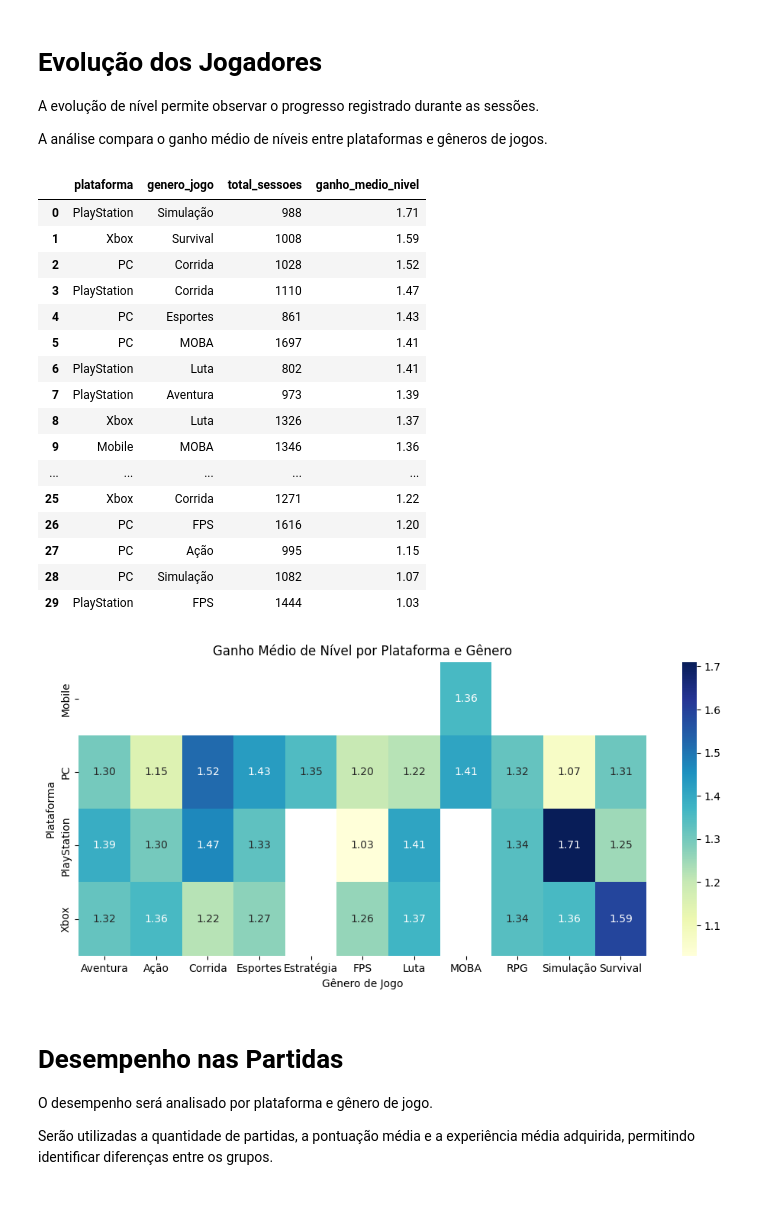
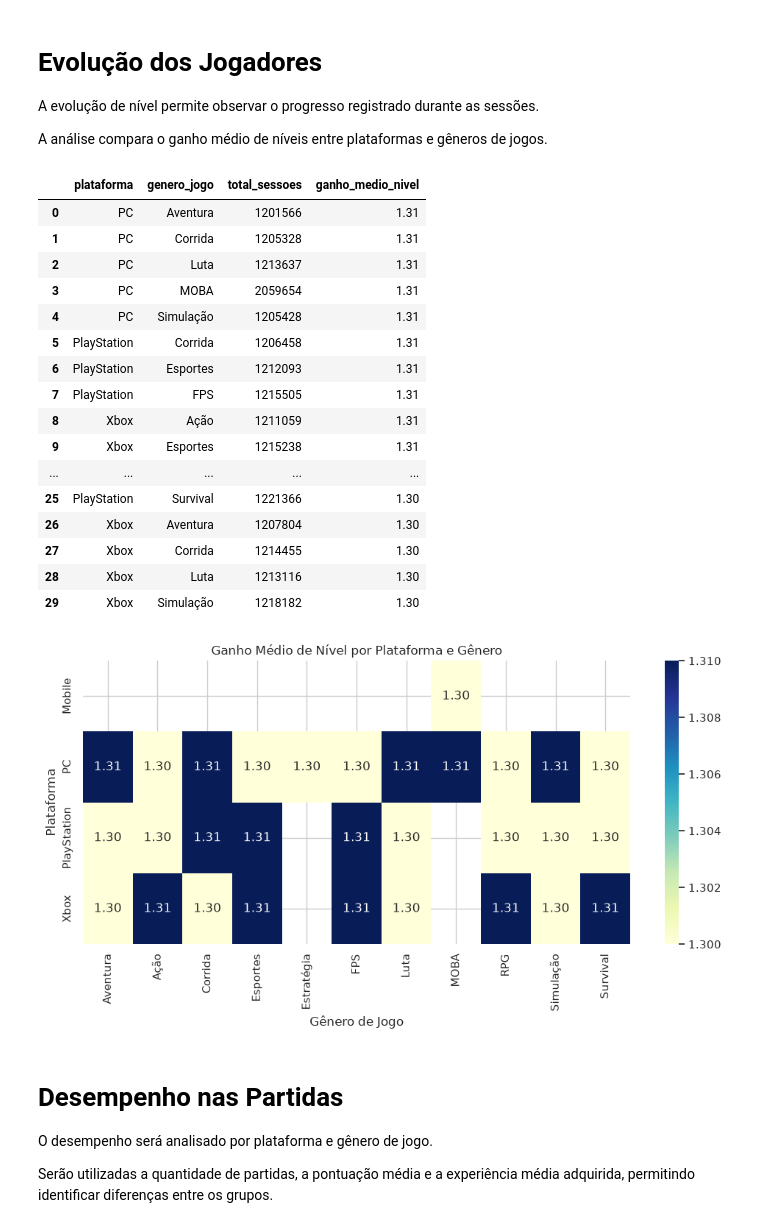
Before and after one commit to aspiringluke/Projeto_Data_Science_Equipe4_Principal, a Jupyter notebook: big_data/notebooks/OLAP.ipynb, the cells around one changed output. Drawn from its saved outputs; the diff is of its cells as text; code cells hidden in the pictures; blank space fills up the shorter version.

```diff
--- a/big_data/notebooks/OLAP.ipynb
+++ b/big_data/notebooks/OLAP.ipynb
@@ -60,18 +151,0 @@ Os arquivos já estão limpos. Nesta etapa, serão criadas apenas as referência
-# %%
-sessoes['data_inicio_sessao'] = pd.to_datetime(
-    sessoes['data_inicio_sessao']
-)
-
-sessoes['ano'] = sessoes['data_inicio_sessao'].dt.year
-sessoes['mes'] = sessoes['data_inicio_sessao'].dt.month
-
-conn = sqlite3.connect(':memory:')
-
-jogadores.to_sql('jogadores', conn, if_exists='replace', index=False)
-sessoes.to_sql('sessoes', conn, if_exists='replace', index=False)
-partidas.to_sql('partidas', conn, if_exists='replace', index=False)
-compras.to_sql('compras', conn, if_exists='replace', index=False)
-itens.to_sql('itens', conn, if_exists='replace', index=False)
-itens_compras.to_sql('itens_compras', conn, if_exists='replace', index=False)
-
-print('Tabelas disponíveis para consultas OLAP.')
@@ -570,55 +1110,63 @@ A evolução de nível permite observar o progresso registrado durante as sessõ
 
 A análise compara o ganho médio de níveis entre plataformas e gêneros de jogos.
 # %%
-evolucao = pd.read_sql_query("""
+evolucao = consulta_olap("""
     SELECT
-        plataforma,
-        genero_jogo,
-        COUNT(sessao_id) AS total_sessoes,
-        ROUND(AVG(nivel_fim - nivel_inicio), 2) AS ganho_medio_nivel
-    FROM sessoes
-    GROUP BY plataforma, genero_jogo
+        p.plataforma,
+        g.genero_jogo,
+        COUNT(*) AS total_sessoes,
+        ROUND(AVG(s.nivel_fim - s.nivel_inicio), 2) AS ganho_medio_nivel
+    FROM fato_sessoes AS s
+    INNER JOIN dim_plataforma AS p
+        ON s.plataforma_key = p.plataforma_key
+    INNER JOIN dim_genero_jogo AS g
+        ON s.genero_jogo_key = g.genero_jogo_key
+    WHERE p.plataforma IS NOT NULL
+      AND UPPER(TRIM(p.plataforma)) NOT IN ('', 'NA', 'N/A')
+      AND g.genero_jogo IS NOT NULL
+      AND UPPER(TRIM(g.genero_jogo)) NOT IN ('', 'NA', 'N/A')
+    GROUP BY p.plataforma, g.genero_jogo
     ORDER BY ganho_medio_nivel DESC
 """, conn)
 
 display(evolucao)
 
 matriz_evolucao = evolucao.pivot_table(
     values='ganho_medio_nivel',
     index='plataforma',
     columns='genero_jogo'
 )
 
 plt.figure(figsize=(12, 5))
 sns.heatmap(
     matriz_evolucao,
     annot=True,
     fmt='.2f',
     cmap='YlGnBu'
 )
 plt.title('Ganho Médio de Nível por Plataforma e Gênero')
 plt.xlabel('Gênero de Jogo')
 plt.ylabel('Plataforma')
 plt.show()
 # %% [output]
 |  | plataforma | genero_jogo | total_sessoes | ganho_medio_nivel |
-| 0 | PlayStation | Simulação | 988 | 1.71 |
-| 1 | Xbox | Survival | 1008 | 1.59 |
-| 2 | PC | Corrida | 1028 | 1.52 |
-| 3 | PlayStation | Corrida | 1110 | 1.47 |
-| 4 | PC | Esportes | 861 | 1.43 |
-| 5 | PC | MOBA | 1697 | 1.41 |
-| 6 | PlayStation | Luta | 802 | 1.41 |
-| 7 | PlayStation | Aventura | 973 | 1.39 |
-| 8 | Xbox | Luta | 1326 | 1.37 |
-| 9 | Mobile | MOBA | 1346 | 1.36 |
+| 0 | PC | Aventura | 1201566 | 1.31 |
+| 1 | PC | Corrida | 1205328 | 1.31 |
+| 2 | PC | Luta | 1213637 | 1.31 |
+| 3 | PC | MOBA | 2059654 | 1.31 |
+| 4 | PC | Simulação | 1205428 | 1.31 |
+| 5 | PlayStation | Corrida | 1206458 | 1.31 |
+| 6 | PlayStation | Esportes | 1212093 | 1.31 |
+| 7 | PlayStation | FPS | 1215505 | 1.31 |
+| 8 | Xbox | Ação | 1211059 | 1.31 |
+| 9 | Xbox | Esportes | 1215238 | 1.31 |
 | ... | ... | ... | ... | ... |
-| 25 | Xbox | Corrida | 1271 | 1.22 |
-| 26 | PC | FPS | 1616 | 1.20 |
-| 27 | PC | Ação | 995 | 1.15 |
-| 28 | PC | Simulação | 1082 | 1.07 |
-| 29 | PlayStation | FPS | 1444 | 1.03 |
+| 25 | PlayStation | Survival | 1221366 | 1.30 |
+| 26 | Xbox | Aventura | 1207804 | 1.30 |
+| 27 | Xbox | Corrida | 1214455 | 1.30 |
+| 28 | Xbox | Luta | 1213116 | 1.30 |
+| 29 | Xbox | Simulação | 1218182 | 1.30 |
-[figure, old version]
+[figure, new version]
 # %% [markdown]
 # Desempenho nas Partidas
 
```
Also changed, not shown: parts of 37 cells of this notebook, 20 other files.
